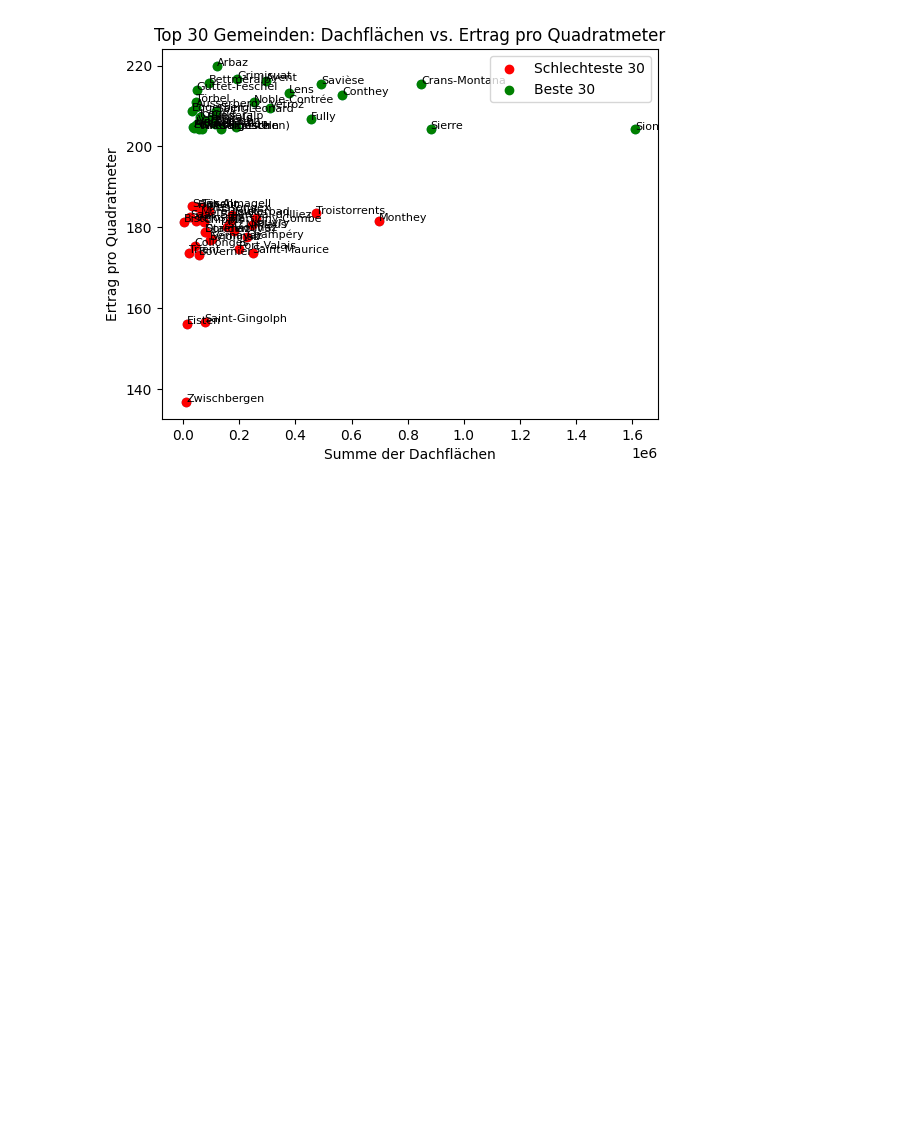
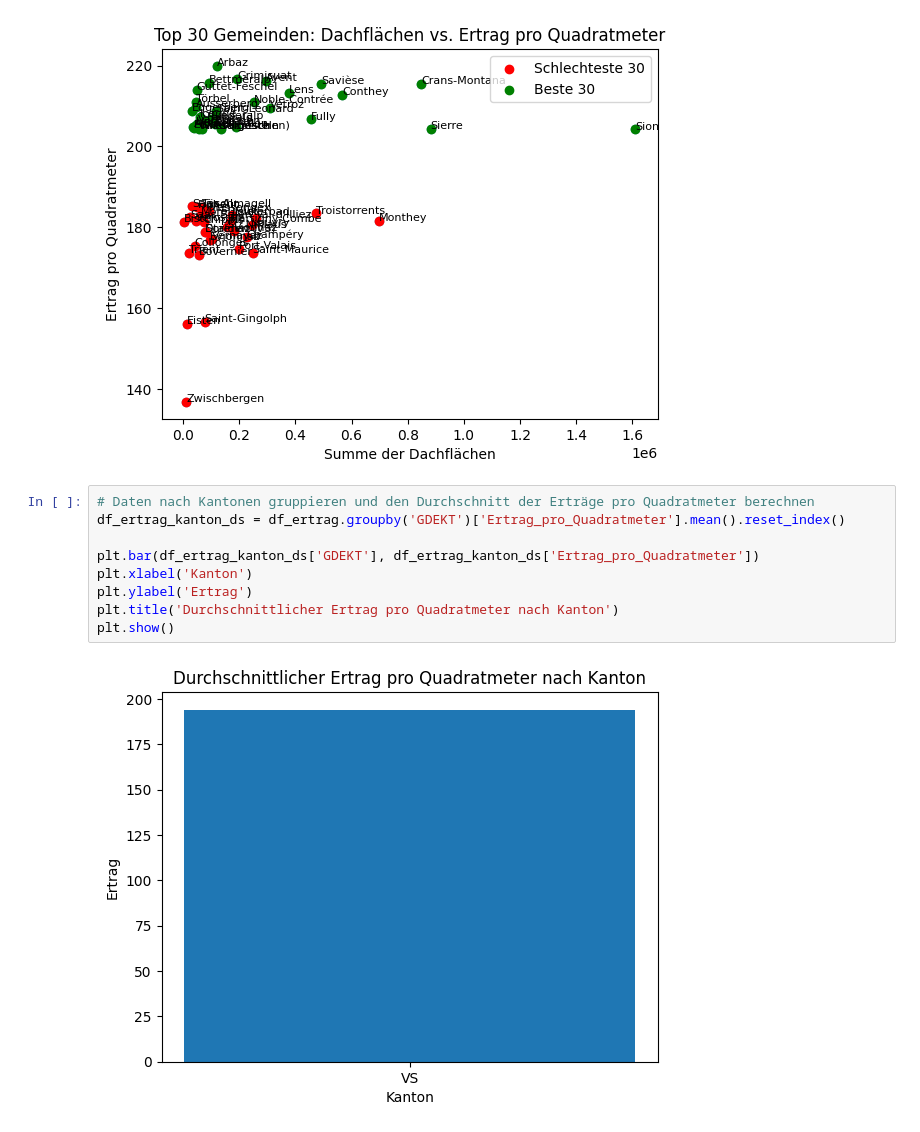
Before and after one commit to flaviogaspare/zhaw-ie-python, a Jupyter notebook: 3_LessCommonView.ipynb, the cells around one changed output. Saved outputs shown, nothing was run; the diff lists cells and outputs as text; blank space fills up the shorter version.

Commit message:
Visualisierungen_5

```diff
--- a/3_LessCommonView.ipynb
+++ b/3_LessCommonView.ipynb
@@ -60,3 +60,14 @@ plt.legend()
 plt.show()
 # %% [output]
 [figure]
+# %%
+# Daten nach Kantonen gruppieren und den Durchschnitt der Erträge pro Quadratmeter berechnen
+df_ertrag_kanton_ds = df_ertrag.groupby('GDEKT')['Ertrag_pro_Quadratmeter'].mean().reset_index()
+
+plt.bar(df_ertrag_kanton_ds['GDEKT'], df_ertrag_kanton_ds['Ertrag_pro_Quadratmeter'])
+plt.xlabel('Kanton')
+plt.ylabel('Ertrag')
+plt.title('Durchschnittlicher Ertrag pro Quadratmeter nach Kanton')
+plt.show()
+# %% [output]
+[figure, added]
```
Also changed, not shown: parts of 1 cell of this notebook.
